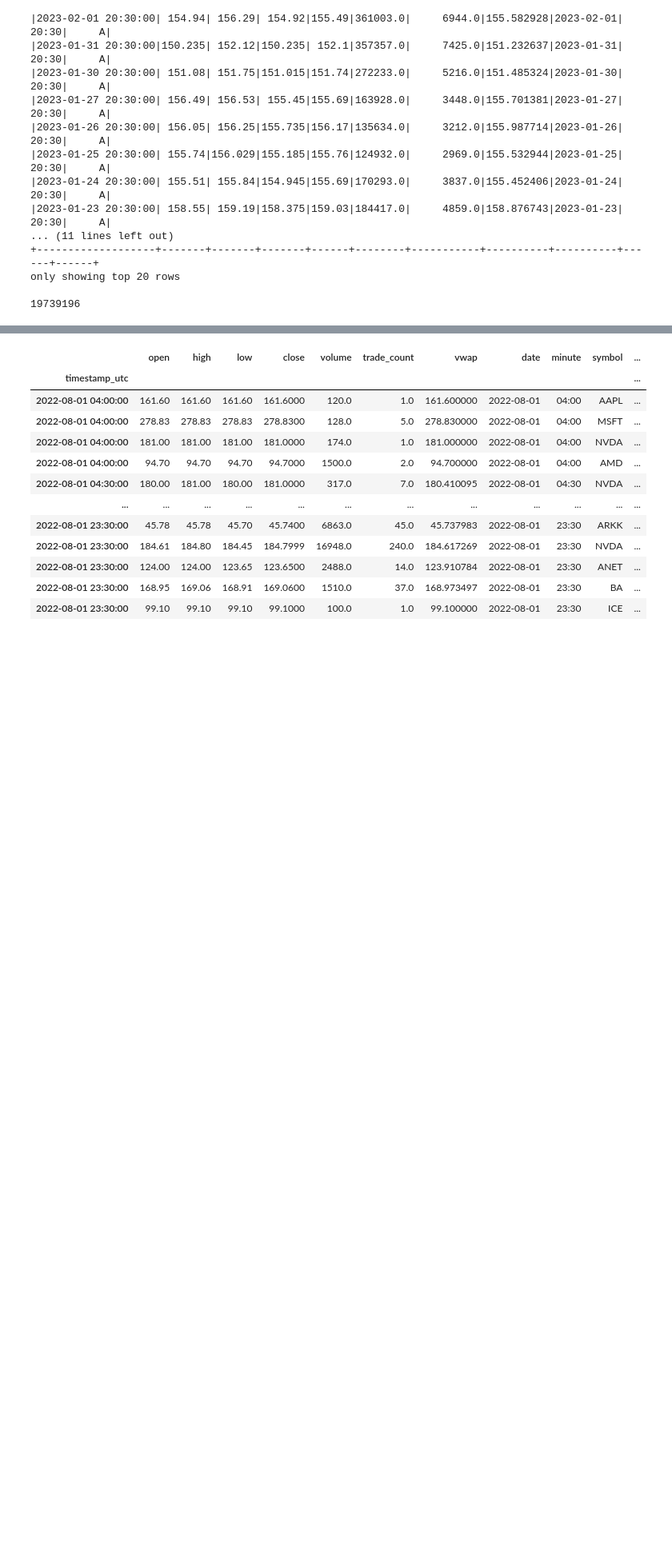
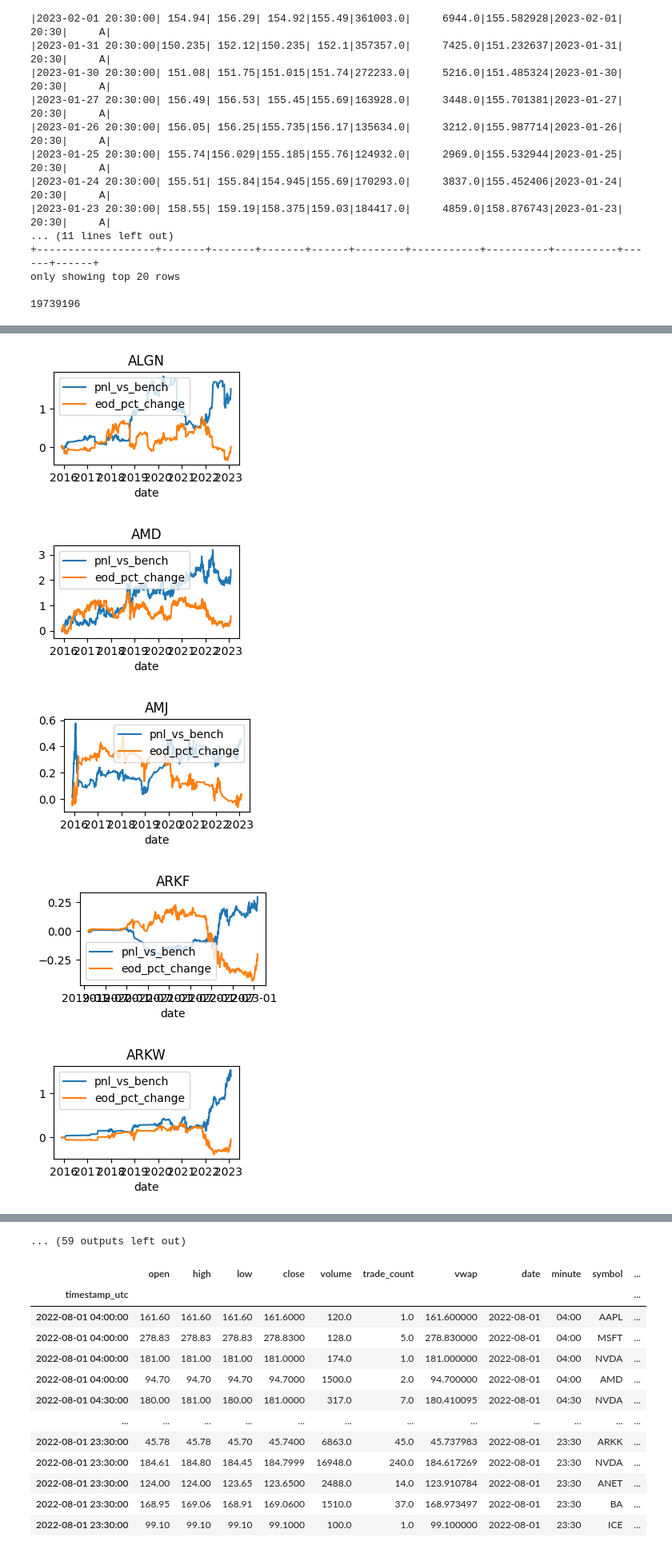
Before and after one commit to aws-samples/quant-research, a Jupyter notebook: src/notebooks/quant_research_examples/intraday_momentum.ipynb, the cells around one changed output, grey strips where cells are left out. Shown at 80% size. Drawn from its saved outputs; the diff is of its cells as text; code cells hidden in the pictures; blank space fills up the shorter version.

```diff
--- a/src/notebooks/quant_research_examples/intraday_momentum.ipynb
+++ b/src/notebooks/quant_research_examples/intraday_momentum.ipynb
@@ -655,38 +731,15 @@ first_last_df.orderBy('symbol',py_f.col('date').desc()).show(10,truncate=False)
 # %%
 if False:
-    study_col='pnl'
-    bench_col='eod_pct_change'
+    suffix=''
 else:
-    study_col='pnl_vs_bench'
-    bench_col='eod_pct_change_vs_bench'
-def get_perf_stats(l_pd,col_n):
-    comment=None
-    symbol=l_pd.symbol.drop_duplicates().values[0]
-    try:
-        l_pd = l_pd.set_index('date').sort_index()
-    except Exception as l_exc:
-        comment = f"exception:{l_exc} sym:{symbol}"
-        print(comment)
-    metrics =['Annual return',  'Annual volatility',
-       'Sharpe ratio',  'Stability', 'Max drawdown']
-    buy_hold_stats = pf.timeseries.perf_stats(l_pd['eod_pct_change'])
-    strat_stats = pf.timeseries.perf_stats(l_pd[col_n])
-    ret_dict={}
-    for one_metric in metrics:
-        ret_dict[f"{one_metric.lower().replace(' ','_')}_buyhold"] = buy_hold_stats[one_metric]
-        ret_dict[f"{one_metric.lower().replace(' ','_')}_strat"] = strat_stats[one_metric]
-        ret_dict[f"{one_metric.lower().replace(' ','_')}_diff"] = ret_dict[f"{one_metric.lower().replace(' ','_')}_strat"]-ret_dict[f"{one_metric.lower().replace(' ','_')}_buyhold"]
-    ret_pd = pd.DataFrame([ret_dict])
-    ret_pd['symbol']=symbol
-    ret_pd['comment']=f"{study_col}{study_col}"
-    return(ret_pd)
+    suffix='_vs_bench'
+study_col=f'pnl{suffix}'
+bench_col=f'eod_pct_change{suffix}'
+
+
 
 #perf_stat = get_perf_stats(one_sym_pd)
-panda_udf_schema= 'annual_return_buyhold double,annual_return_strat double,annual_return_diff double,\
-annual_volatility_buyhold double,annual_volatility_strat double,annual_volatility_diff double,\
-sharpe_ratio_buyhold double,sharpe_ratio_strat double,sharpe_ratio_diff double,stability_buyhold double,\
-stability_strat double,stability_diff double,max_drawdown_buyhold double,max_drawdown_strat double,\
-max_drawdown_diff double,symbol string,comment string'
+
 if False:
     perf_stats_df=first_last_df.where(py_f.col(f"symbol").isin(mdg.sp500)).groupBy('symbol').applyInPandas(lambda x: get_perf_stats(x,study_col,bench_col), schema=panda_udf_schema )
     first_last_df.where(py_f.col(f"symbol").isin(mdg.sp500)).agg(py_f.mean(py_f.col('close')),py_f.max(py_f.col('close'))).show()
@@ -767,7 +860,14 @@ Length: 81, dtype: object
 # %%
-for one_sym in perf_stats_pd.query(f'annual_return_strat>0.10').sort_values('symbol')['symbol'].array:#in mdg.sp500:
+symbols_to_graph =perf_stats_pd.query(f'annual_return_strat>0.1 and annual_return_strat<.5').sort_values('symbol')['symbol'].array
+for one_sym in symbols_to_graph:#in mdg.sp500:
     one_sym_pd = first_last_df.where(f"symbol=='{one_sym}'").toPandas().set_index('date').sort_index()
     if False:
-        one_sym_pd[[study_symbol,'eod_pct_change']].rolling(30*12).sum().plot(title=f'{one_sym}',figsize=(3,1.5))
+        one_sym_pd[[study_col,'eod_pct_change']].rolling(30*12).sum().plot(title=f'{one_sym}',figsize=(3,1.5))
     else:
-        ((one_sym_pd[[study_symbol,'eod_pct_change']]+1).cumprod()-1).plot(title=f'{one_sym}',figsize=(3,1.5))
+        ((one_sym_pd[[study_col,'eod_pct_change']]+1).cumprod()-1).plot(title=f'{one_sym}',figsize=(3,1.5))
+# %% [output]
+[figure, added]
+[figure, added]
+[figure, added]
+[figure, added]
+[figure, added]
@@ -774,3 +881,4 @@ for one_sym in perf_stats_pd.query(f'annual_return_strat>0.10').sort_values('sym
+... (59 outputs left out)
 # %%
 import vectorbt as vbt
 
```
Also changed, not shown: parts of 20 cells of this notebook.
